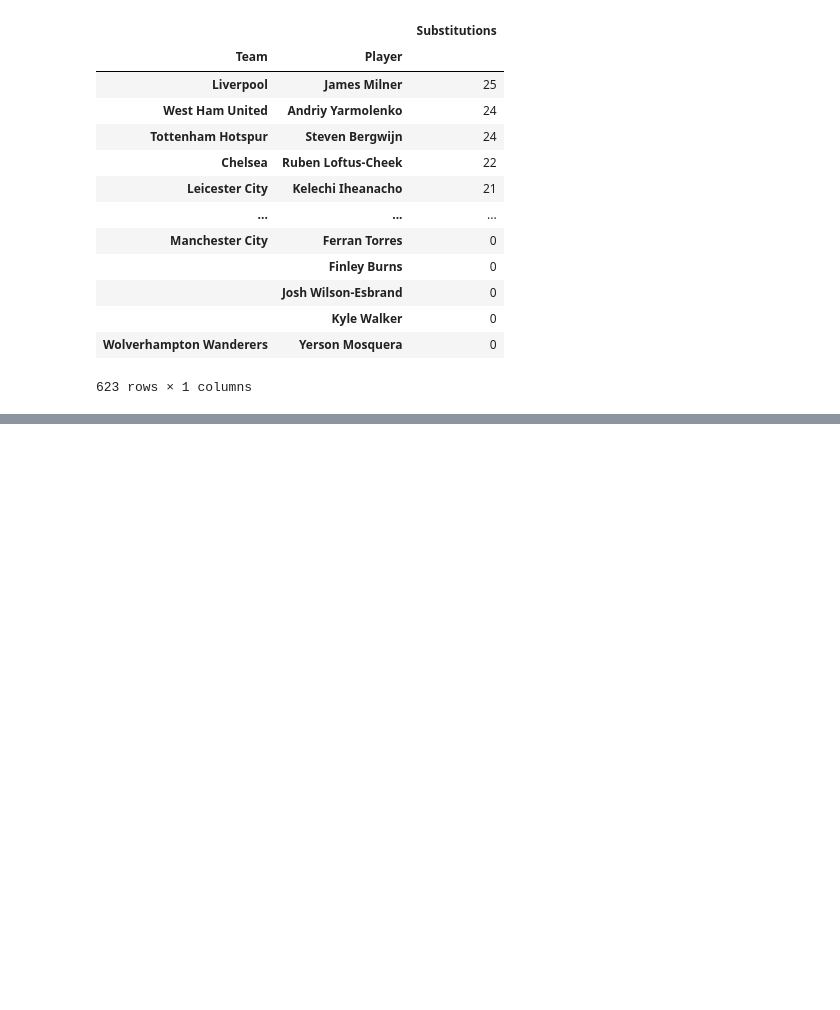
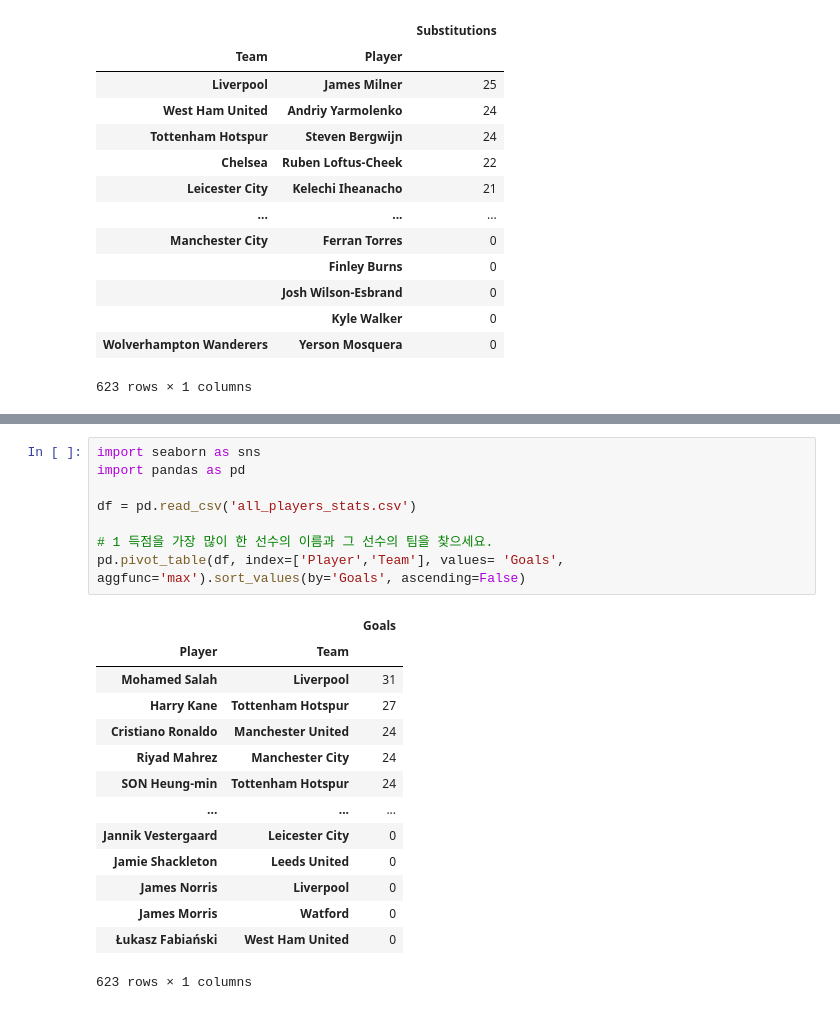
Before and after one commit to Minchae128/Practice_Python, a Jupyter notebook: 11. 12일차(240417)/2. 실습/판다스3일차_응용실습.ipynb, the cells around one changed output, grey strips where cells are left out. Saved outputs shown, nothing was run; the diff lists cells and outputs as text; blank space fills up the shorter version.

```diff
--- a/11. 12일차(240417)/2. 실습/판다스3일차_응용실습.ipynb
+++ b/11. 12일차(240417)/2. 실습/판다스3일차_응용실습.ipynb
@@ -309,0 +322,23 @@ pd.pivot_table(df, index=['Team', 'Player'], values= 'Substitutions', aggfunc='m
+# %%
+import seaborn as sns
+import pandas as pd
+
+df = pd.read_csv('all_players_stats.csv')
+
+# 1 득점을 가장 많이 한 선수의 이름과 그 선수의 팀을 찾으세요.
+pd.pivot_table(df, index=['Player','Team'], values= 'Goals', aggfunc='max').sort_values(by='Goals', ascending=False)
+# %% [output]
+|  |  | Goals |
+| Player | Team |  |
+| Mohamed Salah | Liverpool | 31 |
+| Harry Kane | Tottenham Hotspur | 27 |
+| Cristiano Ronaldo | Manchester United | 24 |
+| Riyad Mahrez | Manchester City | 24 |
+| SON Heung-min | Tottenham Hotspur | 24 |
+| ... | ... | ... |
+| Jannik Vestergaard | Leicester City | 0 |
+| Jamie Shackleton | Leeds United | 0 |
+| James Norris | Liverpool | 0 |
+| James Morris | Watford | 0 |
+| Łukasz Fabiański | West Ham United | 0 |
+623 rows × 1 columns
```
Also changed, not shown: parts of 3 cells of this notebook.
